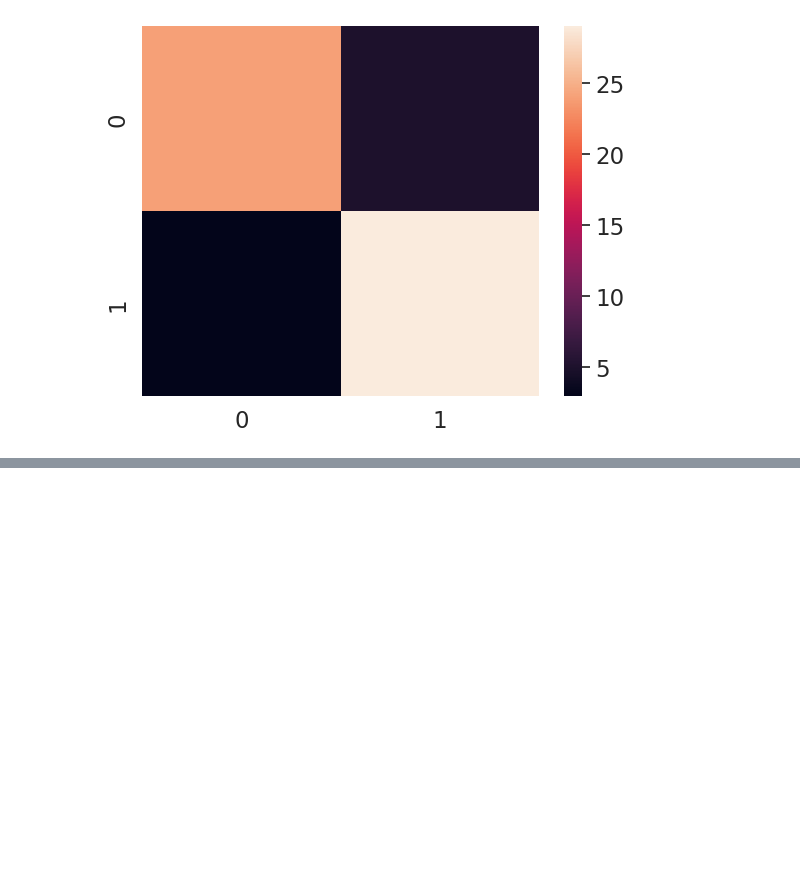
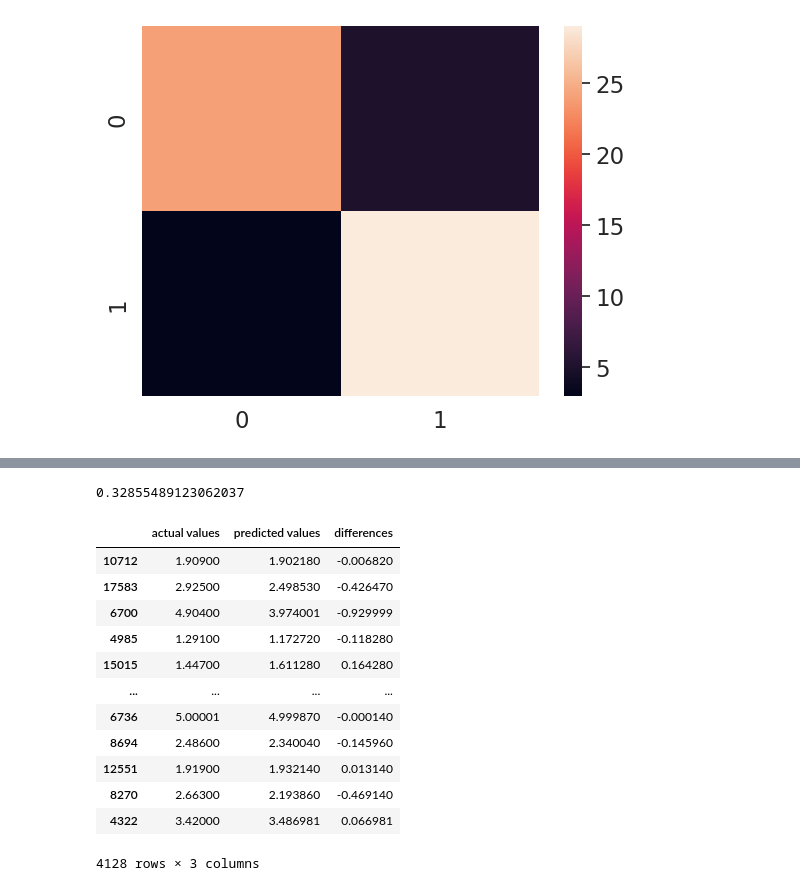
Before and after one commit to adityapaul26/ml, a Jupyter notebook: Introduction-to-Scikit-learn.ipynb, the cells around one changed output, grey strips where cells are left out. Cells and saved outputs as stored; diff of their text form; code cells hidden in the pictures; blank space fills up the shorter version.

```diff
--- a/Introduction-to-Scikit-learn.ipynb
+++ b/Introduction-to-Scikit-learn.ipynb
@@ -1088,0 +1161,7 @@ sns.heatmap(conf_mat)
+# %%
+from sklearn.ensemble import RandomForestRegressor
+housing = fetch_california_housing()
+
+housing_df = pd.DataFrame(housing["data"], columns= housing["feature_names"])
+housing_df["target"]=pd.Series(housing["target"])
+housing_df.head()
@@ -1088,0 +1175,8 @@ sns.heatmap(conf_mat)
+# %%
+X = housing_df.drop("target",axis=1)
+y = housing_df["target"]
+
+X_train,X_test,y_train,y_test = train_test_split(X,y,test_size=0.2)
+model = RandomForestRegressor()
+
+model.fit(X_train,y_train)
@@ -1088,0 +1213,27 @@ sns.heatmap(conf_mat)
+# %%
+from sklearn.metrics import mean_absolute_error
+
+y_preds = model.predict(X_test)
+mae = mean_absolute_error(y_test, y_preds)
+mae
+# %% [output]
+0.32855489123062037
+# %%
+df = pd.DataFrame(data={"actual values":y_test,
+                        "predicted values": y_preds})
+df["differences"] = df["predicted values"] - df["actual values"]
+df
+# %% [output]
+|  | actual values | predicted values | differences |
+| 10712 | 1.90900 | 1.902180 | -0.006820 |
+| 17583 | 2.92500 | 2.498530 | -0.426470 |
+| 6700 | 4.90400 | 3.974001 | -0.929999 |
+| 4985 | 1.29100 | 1.172720 | -0.118280 |
+| 15015 | 1.44700 | 1.611280 | 0.164280 |
+| ... | ... | ... | ... |
+| 6736 | 5.00001 | 4.999870 | -0.000140 |
+| 8694 | 2.48600 | 2.340040 | -0.145960 |
+| 12551 | 1.91900 | 1.932140 | 0.013140 |
+| 8270 | 2.66300 | 2.193860 | -0.469140 |
+| 4322 | 3.42000 | 3.486981 | 0.066981 |
+4128 rows × 3 columns
```
Also changed, not shown: parts of 22 cells of this notebook, 1 other file.
